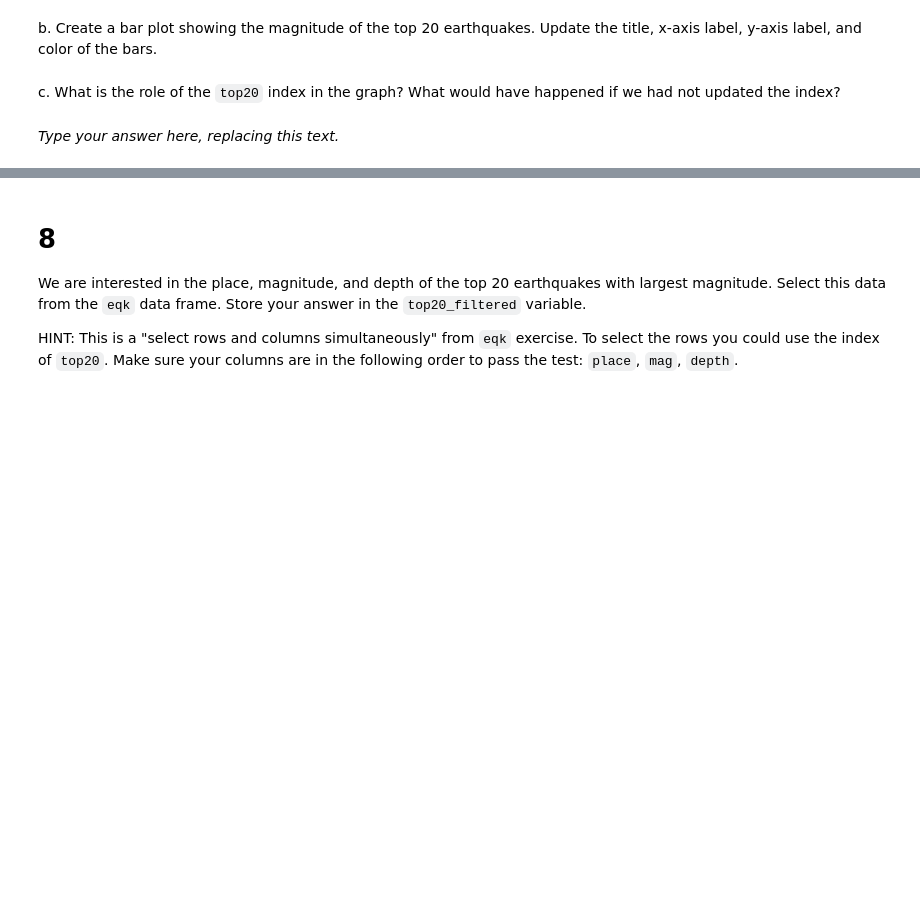
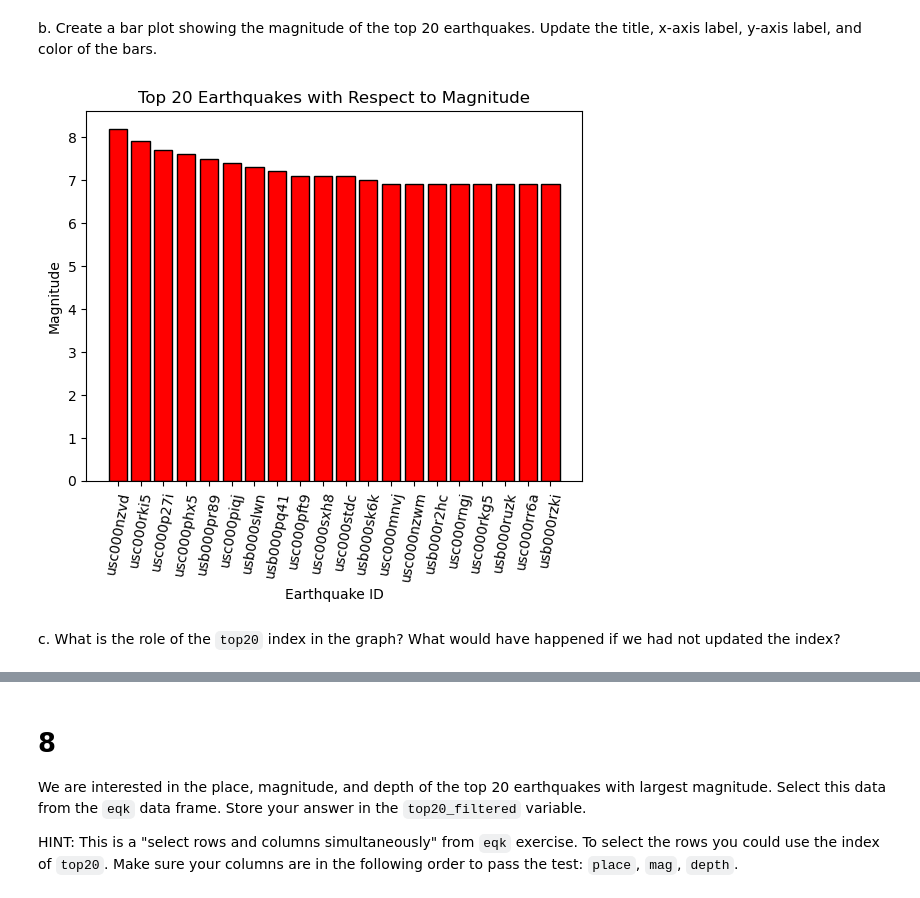
Before and after one commit to ethan-mathews24/eds220-hwk1, a Jupyter notebook: task3/hwk1-task3-earthquakes.ipynb, the cells around one changed output, grey strips where cells are left out. Drawn from its saved outputs; the diff is of its cells as text; code cells hidden in the pictures; blank space fills up the shorter version.

```diff
--- a/task3/hwk1-task3-earthquakes.ipynb
+++ b/task3/hwk1-task3-earthquakes.ipynb
@@ -201,3 +199,6 @@ top20 = ...
+# %%
+# Saving the 20th largest magnitude earthquakes as a new variable
+top20 = eqk['mag'].nlargest(20)
 # %%
 # View the dataframe
 top20
@@ -230,11 +228,18 @@ q7_a results:
 <!-- BEGIN QUESTION -->
 
 b. Create a bar plot showing the magnitude of the top 20 earthquakes. Update the title, x-axis label, y-axis label, and color of the bars.
+# %%
+plt.bar(top20.index, top20, color = 'red', edgecolor = 'black')
+plt.xticks(rotation = 80)
+plt.title("Top 20 Earthquakes with Respect to Magnitude")
+plt.xlabel("Earthquake ID")
+plt.ylabel("Magnitude")
+plt.show()
+# %% [output]
+[figure, added]
 # %% [markdown]
 <!-- END QUESTION -->
 
 <!-- BEGIN QUESTION -->
 
 c. What is the role of the `top20` index in the graph? What would have happened if we had not updated the index?
-# %% [markdown]
-_Type your answer here, replacing this text._
```
Also changed, not shown: parts of 5 cells of this notebook.
